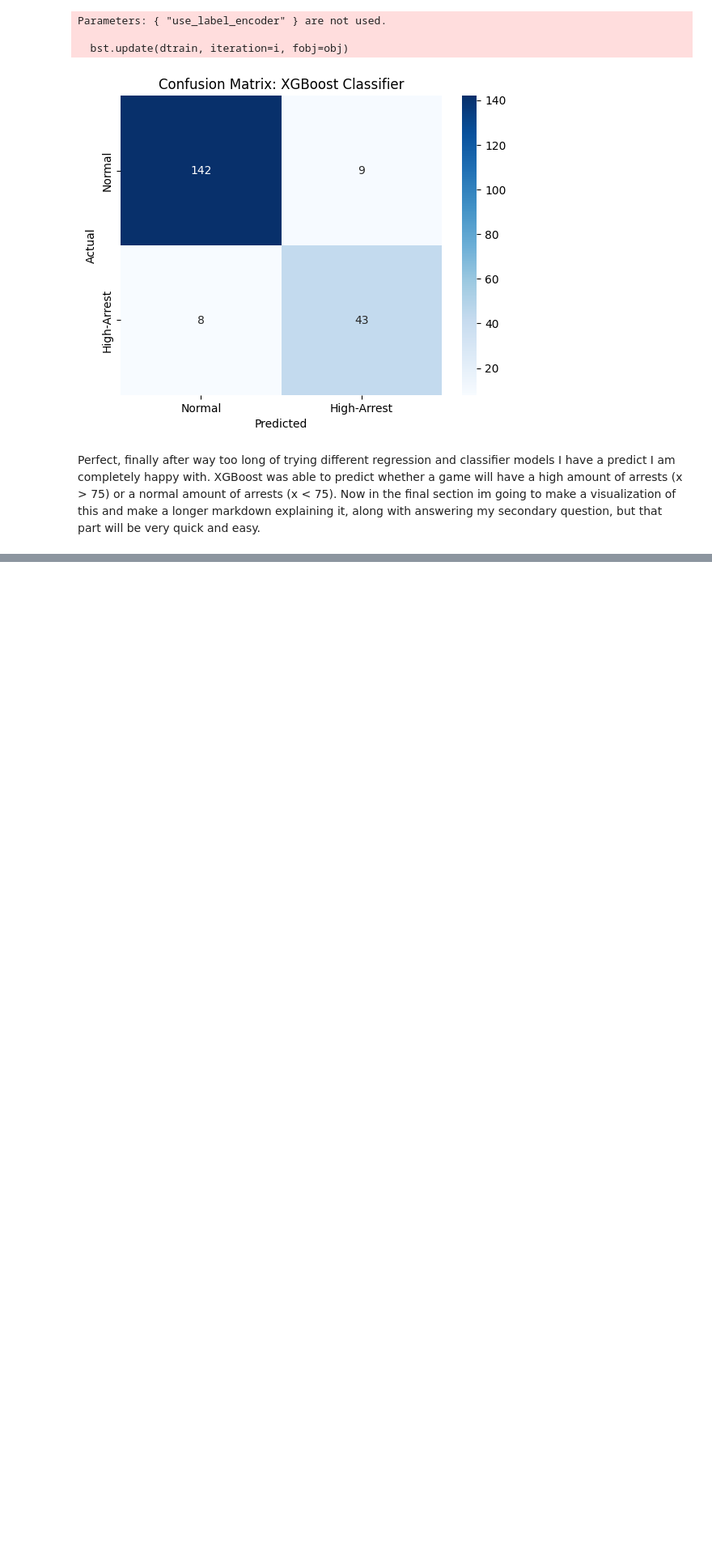
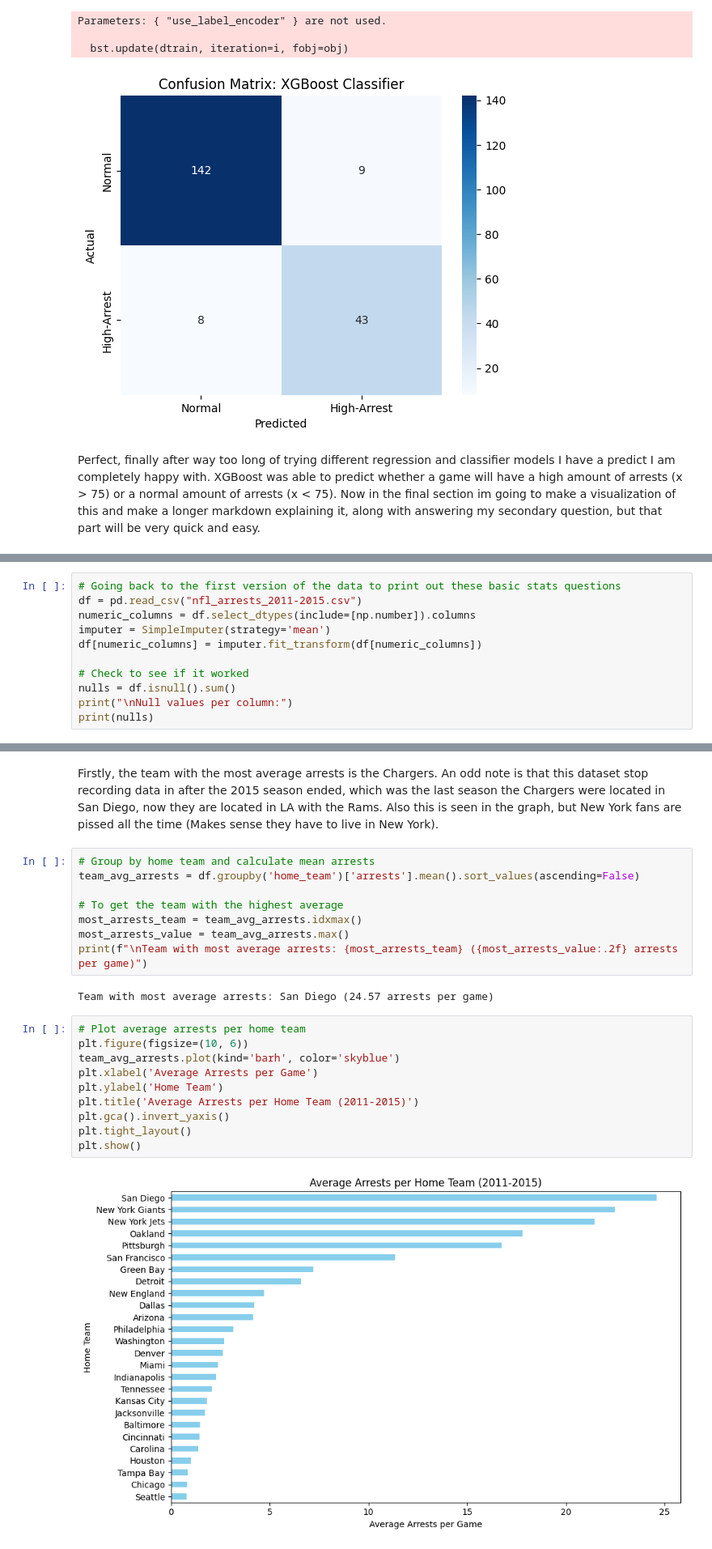
Before and after one commit to NateCook541/Data-science-final-project, a Jupyter notebook: mainNFLArrrest.ipynb, the cells around one changed output, grey strips where cells are left out. Shown at 81% size. Saved outputs shown, nothing was run; the diff lists cells and outputs as text; blank space fills up the shorter version.

```diff
--- a/mainNFLArrrest.ipynb
+++ b/mainNFLArrrest.ipynb
@@ -1036,0 +1042,11 @@ Perfect, finally after way too long of trying different regression and classifie
+# %%
+# Going back to the first version of the data to print out these basic stats questions
+df = pd.read_csv("nfl_arrests_2011-2015.csv")
+numeric_columns = df.select_dtypes(include=[np.number]).columns
+imputer = SimpleImputer(strategy='mean')
+df[numeric_columns] = imputer.fit_transform(df[numeric_columns])
+
+# Check to see if it worked
+nulls = df.isnull().sum()
+print("\nNull values per column:")
+print(nulls)
@@ -1036,0 +1067,24 @@ Perfect, finally after way too long of trying different regression and classifie
+# %% [markdown]
+Firstly, the team with the most average arrests is the Chargers. An odd note is that this dataset stop recording data in after the 2015 season ended, which was the last season the Chargers were located in San Diego, now they are located in LA with the Rams. Also this is seen in the graph, but New York fans are pissed all the time (Makes sense they have to live in New York).
+# %%
+# Group by home team and calculate mean arrests
+team_avg_arrests = df.groupby('home_team')['arrests'].mean().sort_values(ascending=False)
+
+# To get the team with the highest average
+most_arrests_team = team_avg_arrests.idxmax()
+most_arrests_value = team_avg_arrests.max()
+print(f"\nTeam with most average arrests: {most_arrests_team} ({most_arrests_value:.2f} arrests per game)")
+# %% [output]
+Team with most average arrests: San Diego (24.57 arrests per game)
+# %%
+# Plot average arrests per home team
+plt.figure(figsize=(10, 6))
+team_avg_arrests.plot(kind='barh', color='skyblue')
+plt.xlabel('Average Arrests per Game')
+plt.ylabel('Home Team')
+plt.title('Average Arrests per Home Team (2011-2015)')
+plt.gca().invert_yaxis()
+plt.tight_layout()
+plt.show()
+# %% [output]
+[figure, added]
```
Also changed, not shown: parts of 13 cells of this notebook.
